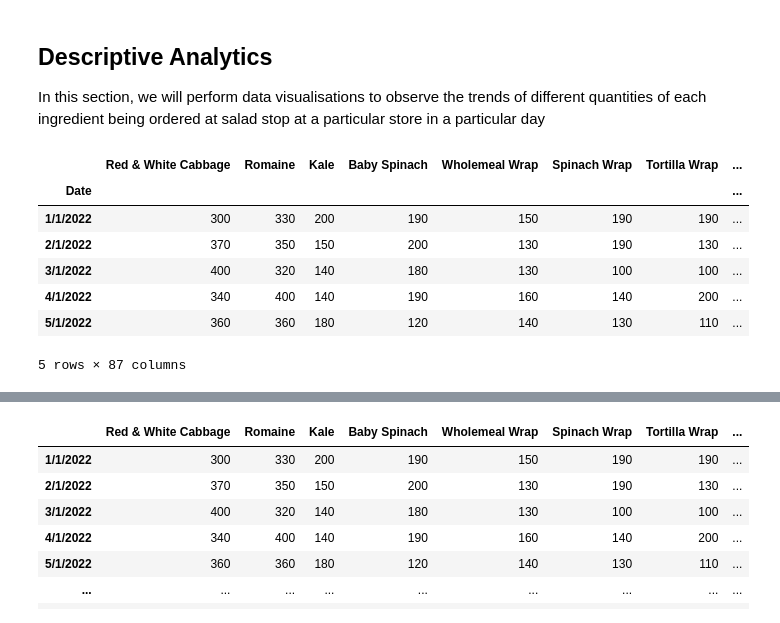
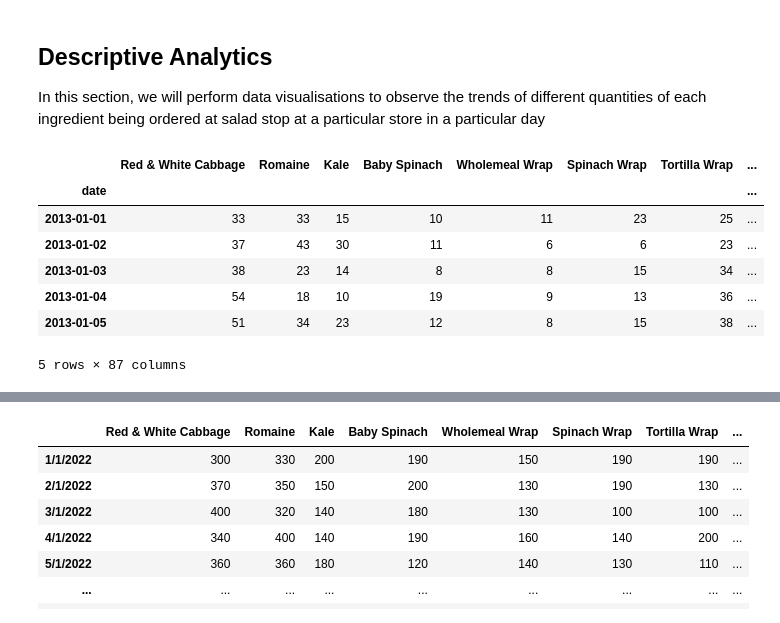
Before and after one commit to qy2000/bc2410-salad-LOP, a Jupyter notebook: ipynb/Ingredient_Order_Optimiser_Source_Code.ipynb, the cells around one changed output, grey strips where cells are left out. Saved outputs shown, nothing was run; the diff lists cells and outputs as text; code cells hidden in the pictures.

Commit message:
update with demand data

```diff
--- a/ipynb/Ingredient_Order_Optimiser_Source_Code.ipynb
+++ b/ipynb/Ingredient_Order_Optimiser_Source_Code.ipynb
@@ -41,19 +41,20 @@ from matplotlib import pyplot
 # %%
 """
 Import dataset and formatting
 """
 
-ingredient_demand = pd.read_csv("../data/demand.csv", index_col=0)
-ingredient_demand_transform = ingredient_demand.set_index('Date')
+ingredient_demand = pd.read_csv("../data/demand_kaggle.csv", index_col=0)
+# ingredient_demand_transform = ingredient_demand.set_index('Date')
+ingredient_demand_transform = ingredient_demand
 ingredient_demand_transform.head()
 # %% [output]
 |  | Red & White Cabbage | Romaine | Kale | Baby Spinach | Wholemeal Wrap | Spinach Wrap | Tortilla Wrap | ... |
-| Date |  |  |  |  |  |  |  | ... |
-| 1/1/2022 | 300 | 330 | 200 | 190 | 150 | 190 | 190 | ... |
-| 2/1/2022 | 370 | 350 | 150 | 200 | 130 | 190 | 130 | ... |
-| 3/1/2022 | 400 | 320 | 140 | 180 | 130 | 100 | 100 | ... |
-| 4/1/2022 | 340 | 400 | 140 | 190 | 160 | 140 | 200 | ... |
-| 5/1/2022 | 360 | 360 | 180 | 120 | 140 | 130 | 110 | ... |
+| date |  |  |  |  |  |  |  | ... |
+| 2013-01-01 | 33 | 33 | 15 | 10 | 11 | 23 | 25 | ... |
+| 2013-01-02 | 37 | 43 | 30 | 11 | 6 | 6 | 23 | ... |
+| 2013-01-03 | 38 | 23 | 14 | 8 | 8 | 15 | 34 | ... |
+| 2013-01-04 | 54 | 18 | 10 | 19 | 9 | 13 | 36 | ... |
+| 2013-01-05 | 51 | 34 | 23 | 12 | 8 | 15 | 38 | ... |
 5 rows × 87 columns
 # %%
 """
```
Also changed, not shown: parts of 11 cells of this notebook, 3 other files.
